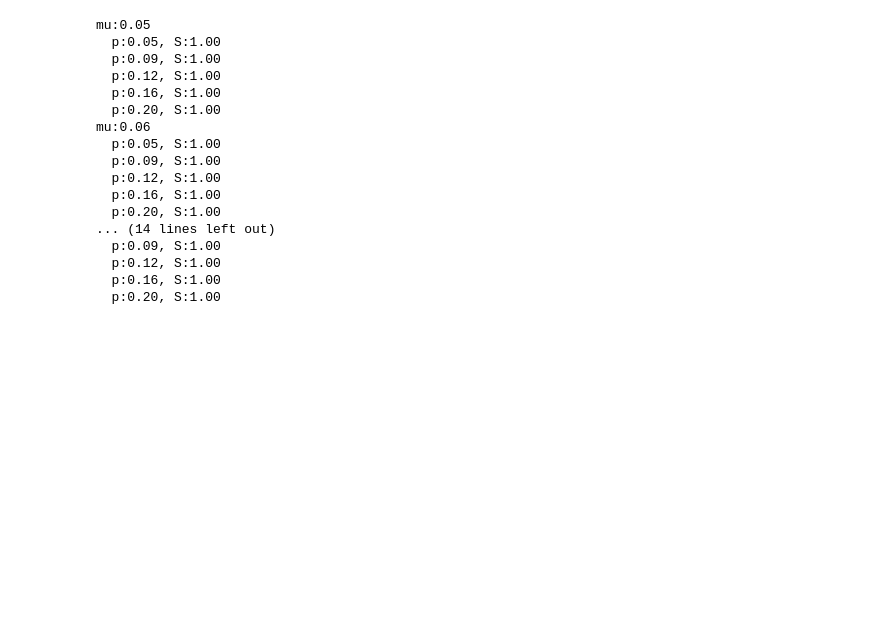
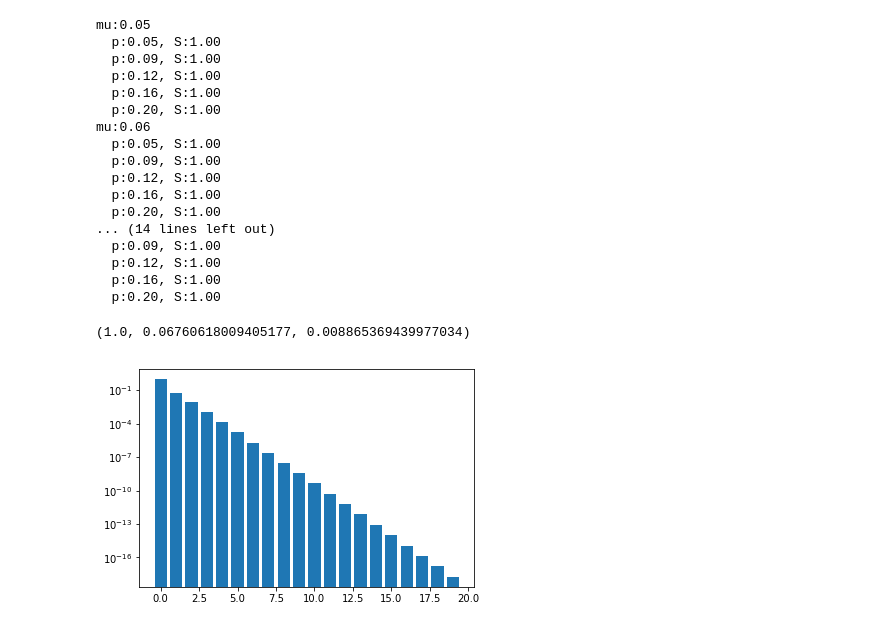
Before and after one commit to dneise/crosstalk_study, a Jupyter notebook: gedankenexperiment_with_crosstalk.ipynb, the cells around one changed output. Drawn from its saved outputs; the diff is of its cells as text; code cells hidden in the pictures; blank space fills up the shorter version.

```diff
--- a/gedankenexperiment_with_crosstalk.ipynb
+++ b/gedankenexperiment_with_crosstalk.ipynb
@@ -248,3 +248,14 @@ mu:0.06
   p:0.12, S:1.00
   p:0.16, S:1.00
   p:0.20, S:1.00
+# %%
+ks = np.arange(20)
+mu = 0.07
+p = 0.1
+P = np.array([proba_for_K(k, mu=mu, p=p) for k in ks])
+plt.bar(ks, P, log=True);
+
+P.sum(), P[1:].sum(), P[2:].sum()
+# %% [output]
+(1.0, 0.06760618009405177, 0.008865369439977034)
+[figure, added]
```
